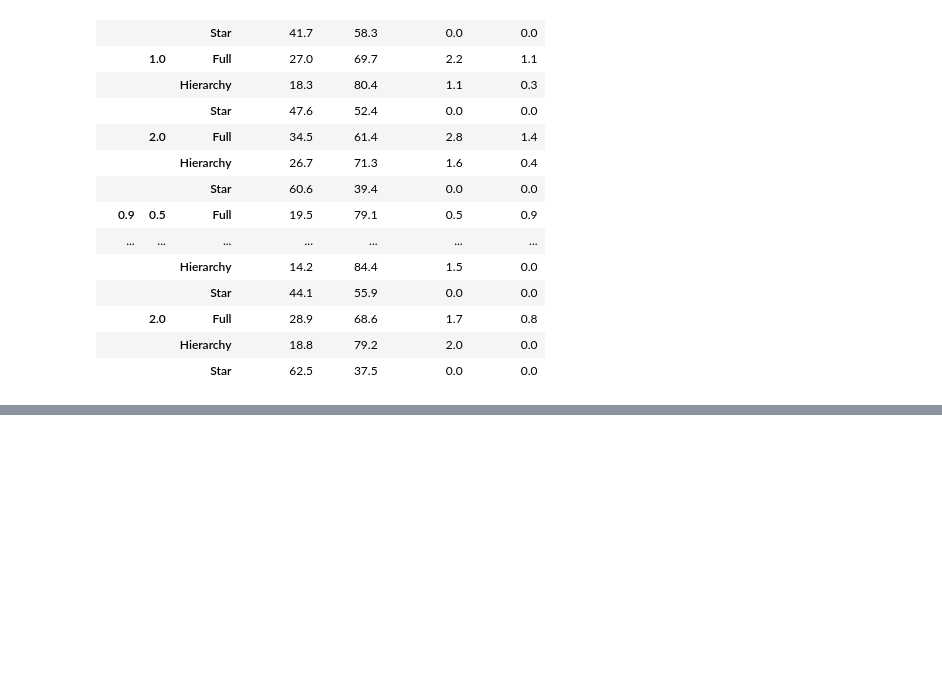
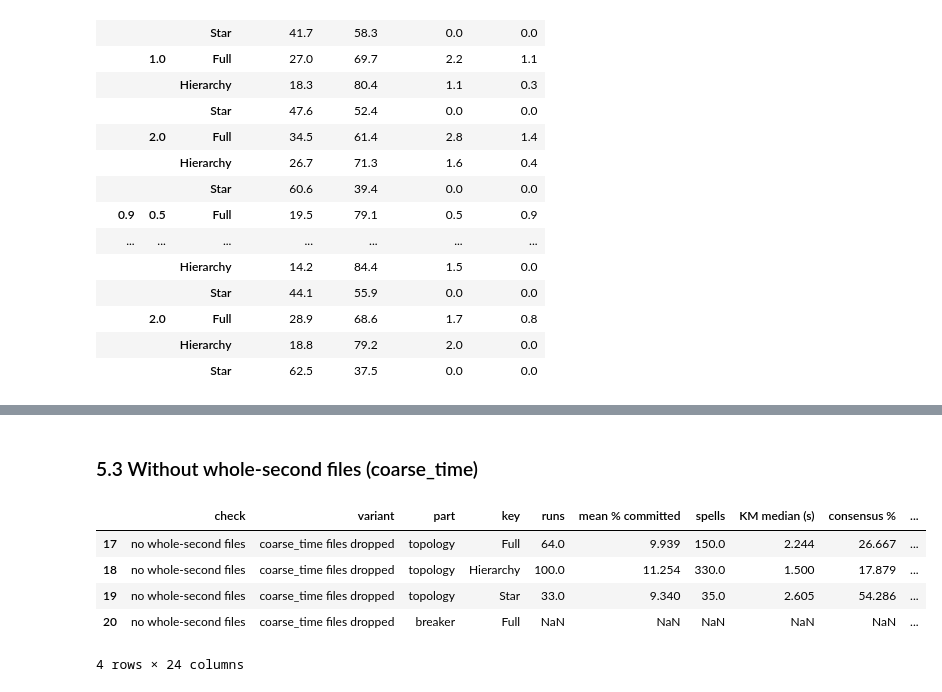
Before and after one commit to Aalokeparno/slider_game, a Jupyter notebook: notebooks/hw6/h5_obdurate.ipynb, the cells around one changed output, grey strips where cells are left out. Drawn from its saved outputs; the diff is of its cells as text; code cells hidden in the pictures; blank space fills up the shorter version.

```diff
--- a/notebooks/hw6/h5_obdurate.ipynb
+++ b/notebooks/hw6/h5_obdurate.ipynb
@@ -136,0 +204,11 @@ grid[grid["topology"] == "Full"].set_index(["cutoff", "tau"])[
+# %% [markdown]
+### 5.3 Without whole-second files (coarse_time)
+# %%
+checks[checks["check"] == "no whole-second files"].dropna(axis=1, how="all").round(3)
+# %% [output]
+|  | check | variant | part | key | runs | mean % committed | spells | KM median (s) | consensus % | ... |
+| 17 | no whole-second files | coarse_time files dropped | topology | Full | 64.0 | 9.939 | 150.0 | 2.244 | 26.667 | ... |
+| 18 | no whole-second files | coarse_time files dropped | topology | Hierarchy | 100.0 | 11.254 | 330.0 | 1.500 | 17.879 | ... |
+| 19 | no whole-second files | coarse_time files dropped | topology | Star | 33.0 | 9.340 | 35.0 | 2.605 | 54.286 | ... |
+| 20 | no whole-second files | coarse_time files dropped | breaker | Full | NaN | NaN | NaN | NaN | NaN | ... |
+4 rows × 24 columns
```
Also changed, not shown: parts of 8 cells of this notebook, 5 other files.
